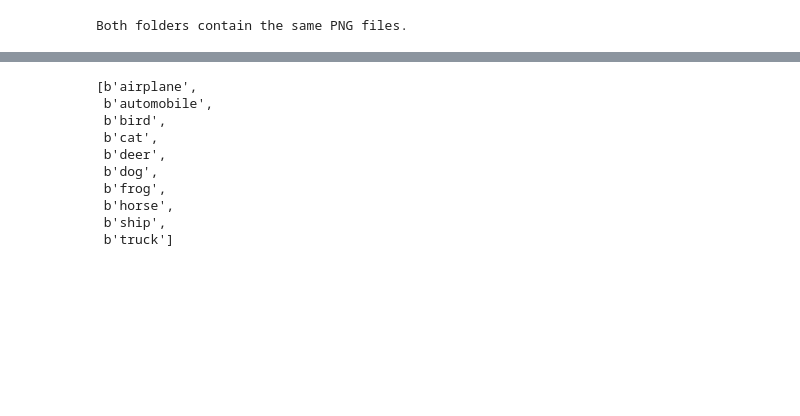
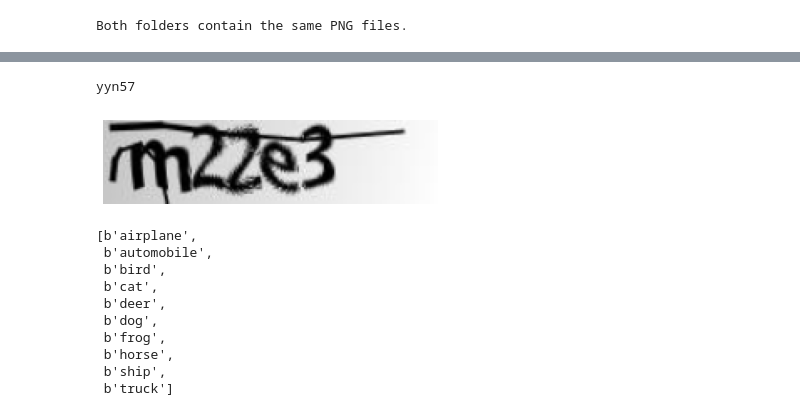
Before and after one commit to brivance/captcha_recognition, a Jupyter notebook: Final_Project474.ipynb, the cells around one changed output, grey strips where cells are left out. Cells and saved outputs as stored; diff of their text form; code cells hidden in the pictures; blank space fills up the shorter version.

```diff
--- a/Final_Project474.ipynb
+++ b/Final_Project474.ipynb
@@ -181,3 +171,33 @@ add_whitespace(20)
+# %%
+def crop_image(image_path):
+    # read the image
+    original_image = cv2.imread(image_path)
+
+    # get the dimensions of the original image
+    original_height, original_width = original_image.shape[:2]
+
+    # crop the image using 10 for top and 15 for right
+    cropped_image = original_image[10:original_height, 15:original_width]
+
+    # resize the cropped image back to the original size
+    inflated_image = cv2.resize(cropped_image, (original_width, original_height))
+
+    return inflated_image
+# %%
+image_folder_path = "./final_project_data/samples"
+if not os.path.exists("./final_project_data/samples_cropped"):
+    os.makedirs("./final_project_data/samples_cropped")
+
+for image in os.listdir(image_folder_path):
+    label = image.split('.')[0]
+    image = "./final_project_data/samples/" + image
+    if not os.path.isdir(image):
+        result_image = crop_image(image)
+        output_path = os.path.join("./final_project_data/samples_cropped", label + ".png")
+        cv2.imwrite(output_path, result_image)
+# %% [output]
+yyn57
+[figure, added]
 # %%
 class CaptchaDataset(Dataset):
     def __init__(self, numpy_data, numpy_labels, transform=None):
```
Also changed, not shown: parts of 10 cells of this notebook.
